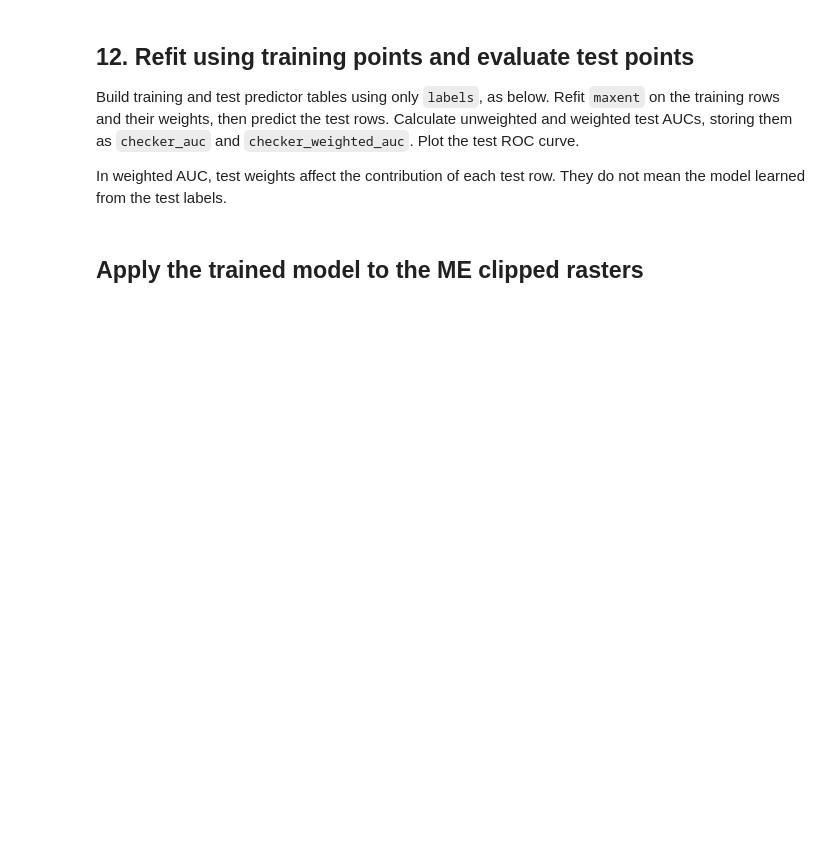
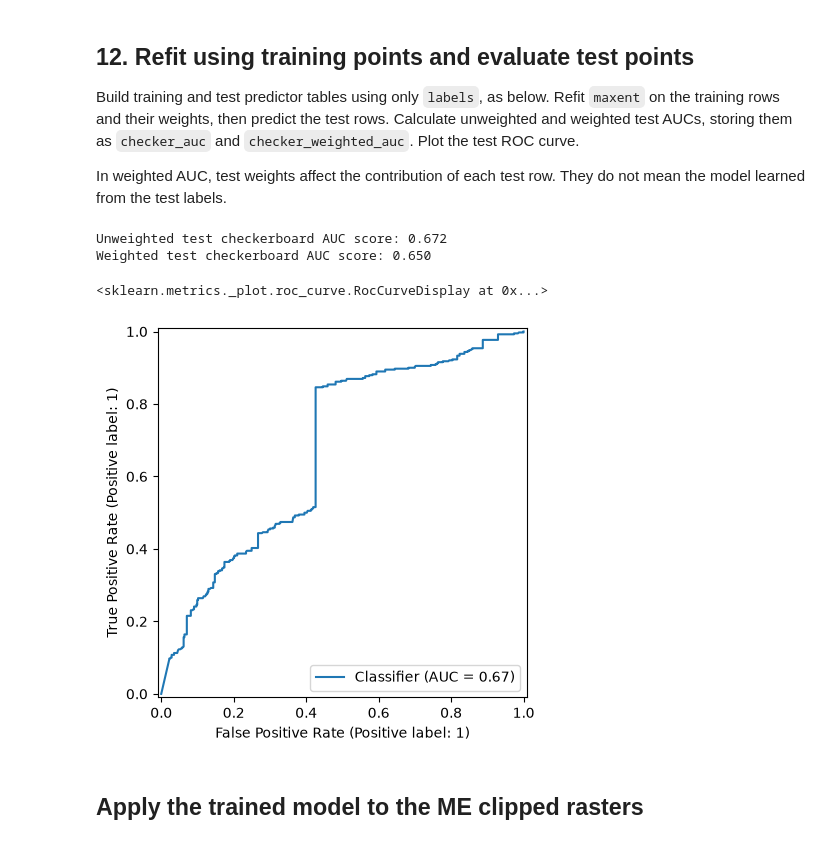
Before and after one commit to elizadstein/BIO597-SpatialBiodiversity, a Jupyter notebook: docs/assignments/Assignment-08-SDM-Software.ipynb, the cells around one changed output. Drawn from its saved outputs; the diff is of its cells as text; code cells hidden in the pictures; blank space fills up the shorter version.

```diff
--- a/docs/assignments/Assignment-08-SDM-Software.ipynb
+++ b/docs/assignments/Assignment-08-SDM-Software.ipynb
@@ -147,7 +245,14 @@ Use `ela.stack_geodataframes(presence, background, add_class_label=True)` and pr
 `class` is 1 for presence and 0 for background. Select only the named climate columns as predictors. `SampleWeight`, class labels, geometry, and later split labels must stay out of the predictor table.
 # %%
 # Stack presence and background as merged, then project it to EPSG:26919.
+merged = ela.stack_geodataframes(
+    presence,
+    background,
+    add_class_label=True,
+).to_crs('EPSG:26919')
+
 # Display the counts of each class.
+print(merged['class'].value_counts())
 
 X = merged[labels]
 y = merged["class"]
@@ -165,7 +275,15 @@ maxent = ela.MaxentModel()
 maxent.set_params(n_cpus=4)
 
 # Fit maxent with X, y, and sample_weight.
+maxent.fit(X, y, sample_weight=sample_weight)
+
 # Predict X and store the scores as naive_prediction.
+naive_prediction = maxent.predict(X)
+
 # Calculate naive_auc with metrics.roc_auc_score(y, naive_prediction).
+naive_auc = metrics.roc_auc_score(y, naive_prediction)
 # Also calculate naive_weighted_auc using sample_weight=sample_weight.
+naive_weighted_auc = metrics.roc_auc_score(y, naive_prediction, sample_weight=sample_weight)
 # Print both scores and plot a ROC curve with RocCurveDisplay.from_predictions().
+print(naive_auc)
+print(naive_weighted_auc)
@@ -200,14 +333,36 @@ In weighted AUC, test weights affect the contribution of each test row. They do
 # %%
 Xtrain = train[labels]
 ytrain = train["class"]
 weight_train = train["SampleWeight"]
 Xtest = test[labels]
 ytest = test["class"]
 weight_test = test["SampleWeight"]
 
 # Fit maxent using only Xtrain, ytrain, and weight_train.
+Xtrain = train.drop(columns=['class', 'SampleWeight', 'split'])
+ytrain = train['class']
+sample_weight_train = train['SampleWeight']
+
+Xtest = test.drop(columns=['class', 'SampleWeight', 'split'])
+ytest = test['class']
+sample_weight_test = test['SampleWeight']
+
 # Predict Xtest and calculate checker_auc and checker_weighted_auc.
+maxent.fit(Xtrain, ytrain, sample_weight=sample_weight_train)
+ypred = maxent.predict(Xtest)
+
 # Print the scores and plot the test ROC curve.
+test_unweighted_auc = metrics.roc_auc_score(ytest, ypred)
+test_weighted_auc = metrics.roc_auc_score(ytest, ypred, sample_weight=sample_weight_test)
+
+print(f"Unweighted test checkerboard AUC score: {test_unweighted_auc:0.3f}")
+print(f"Weighted test checkerboard AUC score: {test_weighted_auc:0.3f}")
+RocCurveDisplay.from_predictions(ytest, ypred)
+# %% [output]
+Unweighted test checkerboard AUC score: 0.672
+Weighted test checkerboard AUC score: 0.650
+<sklearn.metrics._plot.roc_curve.RocCurveDisplay at 0x...>
+[figure, added]
 # %% [markdown]
 ## Apply the trained model to the ME clipped rasters
 # %%
```
Also changed, not shown: parts of 27 cells of this notebook, 5 other files.
